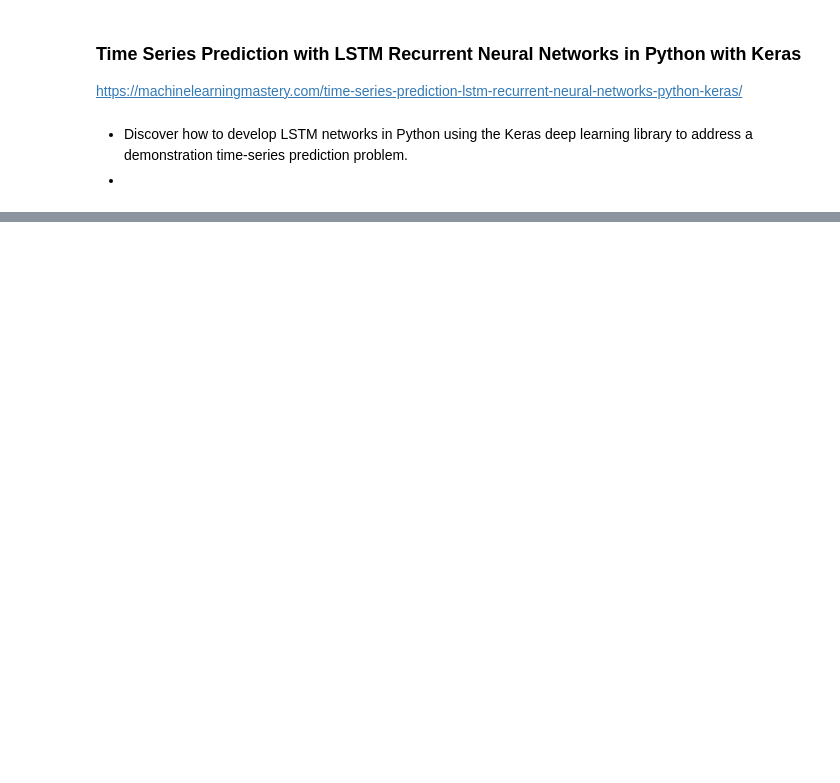
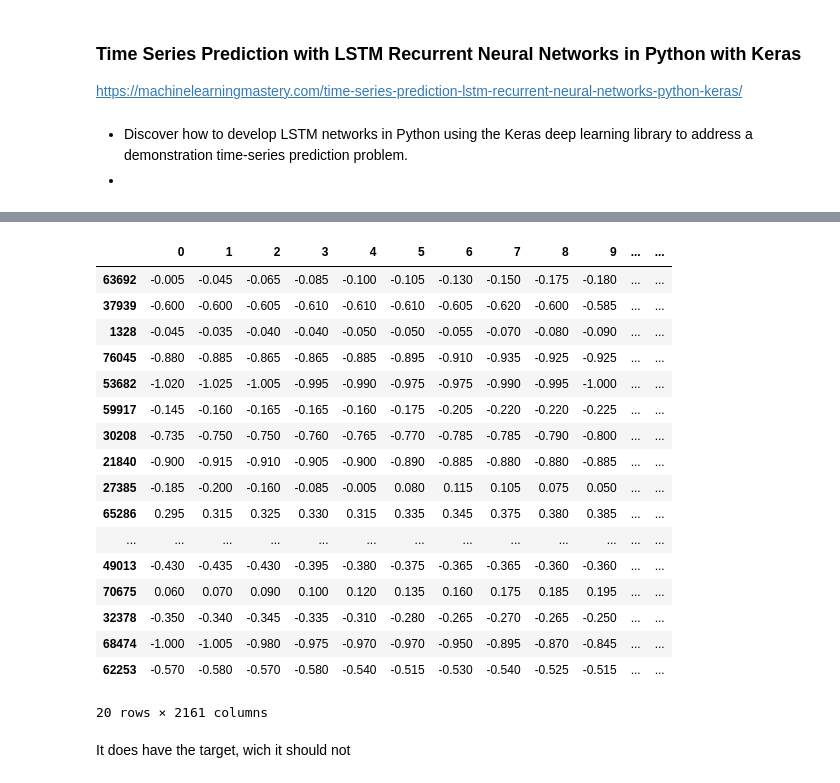
Before and after one commit to Jared-Godar/ecg_anomaly_detection, a Jupyter notebook: explore.ipynb, the cells around one changed output, grey strips where cells are left out. Saved outputs shown, nothing was run; the diff lists cells and outputs as text; code cells hidden in the pictures; blank space fills up the shorter version.

```diff
--- a/explore.ipynb
+++ b/explore.ipynb
@@ -730,0 +809,23 @@ https://machinelearningmastery.com/time-series-prediction-lstm-recurrent-neural-
+# %%
+X_train_df.sample(20)
+# %% [output]
+|  | 0 | 1 | 2 | 3 | 4 | 5 | 6 | 7 | 8 | 9 | ... | ... |
+| 63692 | -0.005 | -0.045 | -0.065 | -0.085 | -0.100 | -0.105 | -0.130 | -0.150 | -0.175 | -0.180 | ... | ... |
+| 37939 | -0.600 | -0.600 | -0.605 | -0.610 | -0.610 | -0.610 | -0.605 | -0.620 | -0.600 | -0.585 | ... | ... |
+| 1328 | -0.045 | -0.035 | -0.040 | -0.040 | -0.050 | -0.050 | -0.055 | -0.070 | -0.080 | -0.090 | ... | ... |
+| 76045 | -0.880 | -0.885 | -0.865 | -0.865 | -0.885 | -0.895 | -0.910 | -0.935 | -0.925 | -0.925 | ... | ... |
+| 53682 | -1.020 | -1.025 | -1.005 | -0.995 | -0.990 | -0.975 | -0.975 | -0.990 | -0.995 | -1.000 | ... | ... |
+| 59917 | -0.145 | -0.160 | -0.165 | -0.165 | -0.160 | -0.175 | -0.205 | -0.220 | -0.220 | -0.225 | ... | ... |
+| 30208 | -0.735 | -0.750 | -0.750 | -0.760 | -0.765 | -0.770 | -0.785 | -0.785 | -0.790 | -0.800 | ... | ... |
+| 21840 | -0.900 | -0.915 | -0.910 | -0.905 | -0.900 | -0.890 | -0.885 | -0.880 | -0.880 | -0.885 | ... | ... |
+| 27385 | -0.185 | -0.200 | -0.160 | -0.085 | -0.005 | 0.080 | 0.115 | 0.105 | 0.075 | 0.050 | ... | ... |
+| 65286 | 0.295 | 0.315 | 0.325 | 0.330 | 0.315 | 0.335 | 0.345 | 0.375 | 0.380 | 0.385 | ... | ... |
+| ... | ... | ... | ... | ... | ... | ... | ... | ... | ... | ... | ... | ... |
+| 49013 | -0.430 | -0.435 | -0.430 | -0.395 | -0.380 | -0.375 | -0.365 | -0.365 | -0.360 | -0.360 | ... | ... |
+| 70675 | 0.060 | 0.070 | 0.090 | 0.100 | 0.120 | 0.135 | 0.160 | 0.175 | 0.185 | 0.195 | ... | ... |
+| 32378 | -0.350 | -0.340 | -0.345 | -0.335 | -0.310 | -0.280 | -0.265 | -0.270 | -0.265 | -0.250 | ... | ... |
+| 68474 | -1.000 | -1.005 | -0.980 | -0.975 | -0.970 | -0.970 | -0.950 | -0.895 | -0.870 | -0.845 | ... | ... |
+| 62253 | -0.570 | -0.580 | -0.570 | -0.580 | -0.540 | -0.515 | -0.530 | -0.540 | -0.525 | -0.515 | ... | ... |
+20 rows × 2161 columns
+# %% [markdown]
+It does have the target, wich it should not
```
Also changed, not shown: parts of 59 cells of this notebook.
